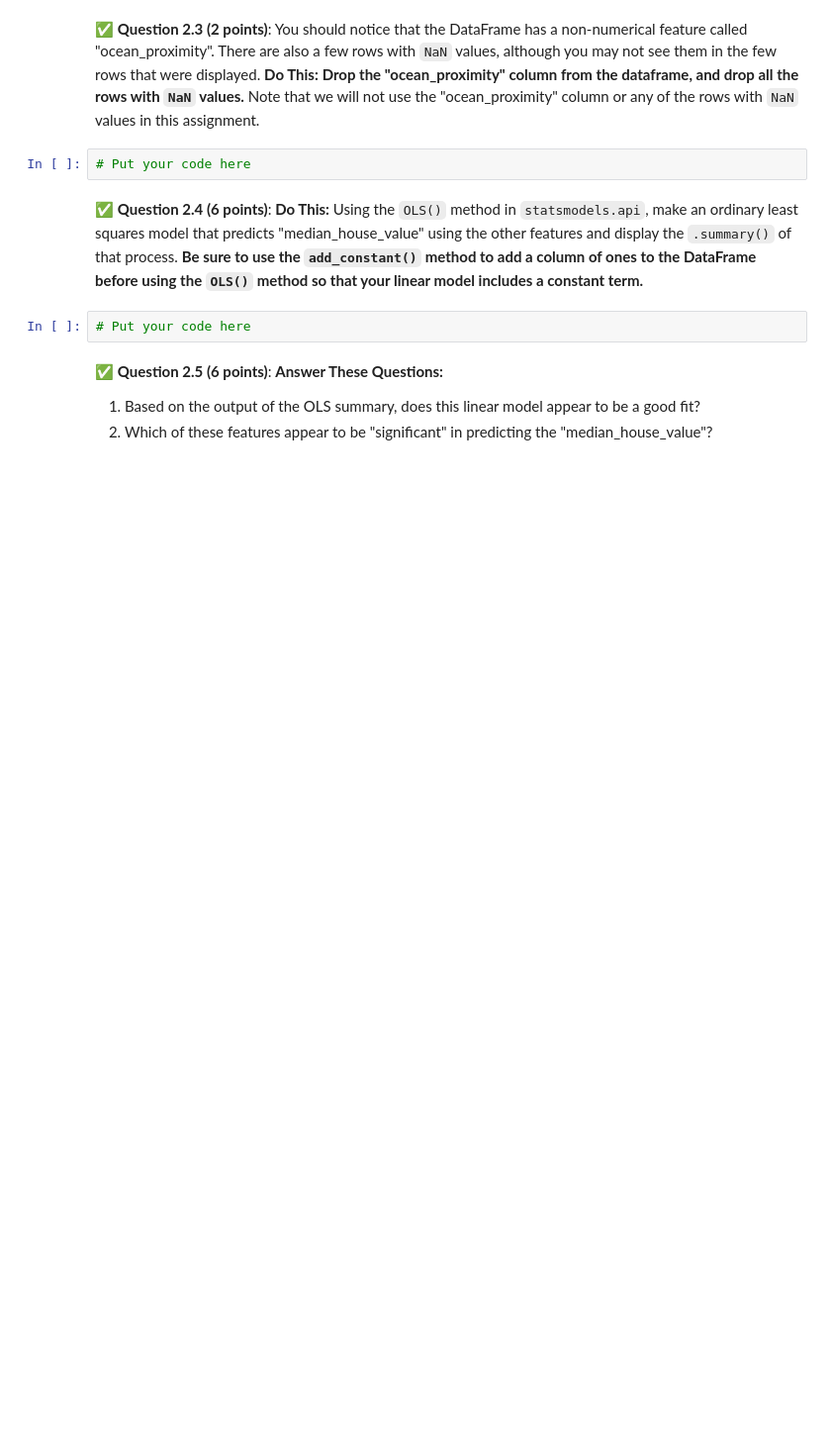
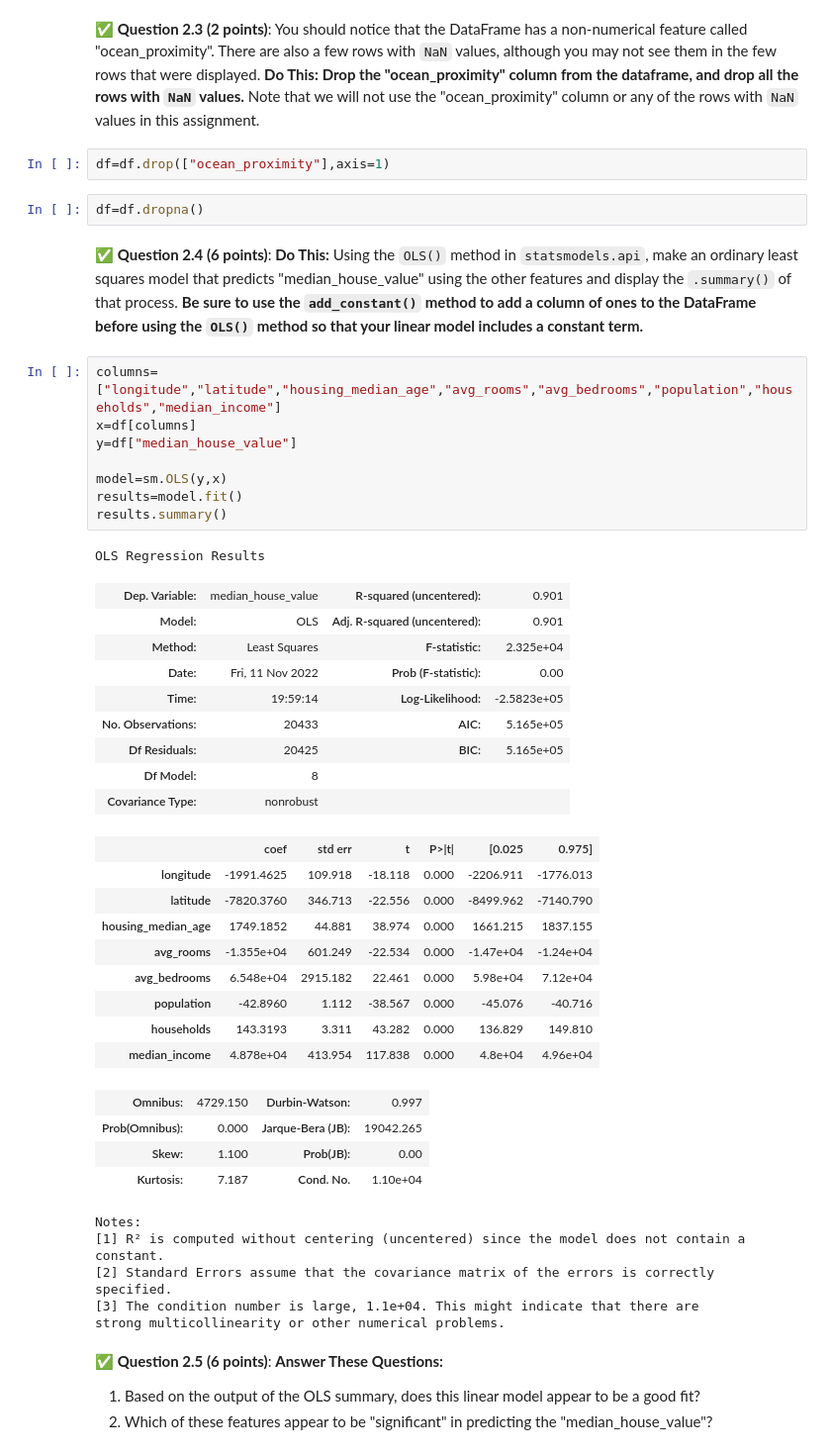
Before and after one commit to arburyri/cmse202-f22-turnin, a Jupyter notebook: hw-04/HW-04_Regression-STUDENT.ipynb, the cells around one changed output. Shown: that part at 99% size. Cells and saved outputs as stored; diff of their text form; blank space fills up the shorter version.

```diff
--- a/hw-04/HW-04_Regression-STUDENT.ipynb
+++ b/hw-04/HW-04_Regression-STUDENT.ipynb
@@ -114,11 +125,48 @@ In this part of the homework, you will work with data from the California Housin
 # %% [markdown]
 &#9989;  **Question 2.3 (2 points)**: You should notice that the DataFrame has a non-numerical feature called "ocean_proximity". There are also a few rows with `NaN` values, although you may not see them in the few rows that were displayed. **Do This:** **Drop the "ocean_proximity" column from the dataframe, and drop all the rows with `NaN` values.** Note that we will not use the "ocean_proximity" column or any of the rows with `NaN` values in this assignment.
-# %%
-# Put your code here
+# %%
+df=df.drop(["ocean_proximity"],axis=1)
+# %%
+df=df.dropna()
 # %% [markdown]
 &#9989;  **Question 2.4 (6 points)**: **Do This:** Using the `OLS()` method in `statsmodels.api`, make an ordinary least squares model that predicts "median_house_value" using the other features and display the `.summary()` of that process. **Be sure to use the `add_constant()` method to add a column of ones to the DataFrame before using the `OLS()` method so that your linear model includes a constant term.**
-# %%
-# Put your code here
+# %%
+columns=["longitude","latitude","housing_median_age","avg_rooms","avg_bedrooms","population","households","median_income"]
+x=df[columns]
+y=df["median_house_value"]
+
+model=sm.OLS(y,x)
+results=model.fit()
+results.summary()
+# %% [output]
+OLS Regression Results
+| Dep. Variable: | median_house_value | R-squared (uncentered): | 0.901 |
+| Model: | OLS | Adj. R-squared (uncentered): | 0.901 |
+| Method: | Least Squares | F-statistic: | 2.325e+04 |
+| Date: | Fri, 11 Nov 2022 | Prob (F-statistic): | 0.00 |
+| Time: | 19:59:14 | Log-Likelihood: | -2.5823e+05 |
+| No. Observations: | 20433 | AIC: | 5.165e+05 |
+| Df Residuals: | 20425 | BIC: | 5.165e+05 |
+| Df Model: | 8 |  |  |
+| Covariance Type: | nonrobust |  |  |
+|  | coef | std err | t | P>|t| | [0.025 | 0.975] |
+| longitude | -1991.4625 | 109.918 | -18.118 | 0.000 | -2206.911 | -1776.013 |
+| latitude | -7820.3760 | 346.713 | -22.556 | 0.000 | -8499.962 | -7140.790 |
+| housing_median_age | 1749.1852 | 44.881 | 38.974 | 0.000 | 1661.215 | 1837.155 |
+| avg_rooms | -1.355e+04 | 601.249 | -22.534 | 0.000 | -1.47e+04 | -1.24e+04 |
+| avg_bedrooms | 6.548e+04 | 2915.182 | 22.461 | 0.000 | 5.98e+04 | 7.12e+04 |
+| population | -42.8960 | 1.112 | -38.567 | 0.000 | -45.076 | -40.716 |
+| households | 143.3193 | 3.311 | 43.282 | 0.000 | 136.829 | 149.810 |
+| median_income | 4.878e+04 | 413.954 | 117.838 | 0.000 | 4.8e+04 | 4.96e+04 |
+| Omnibus: | 4729.150 | Durbin-Watson: | 0.997 |
+| Prob(Omnibus): | 0.000 | Jarque-Bera (JB): | 19042.265 |
+| Skew: | 1.100 | Prob(JB): | 0.00 |
+| Kurtosis: | 7.187 | Cond. No. | 1.10e+04 |
+Notes:
+[1] R² is computed without centering (uncentered) since the model does not contain a constant.
+[2] Standard Errors assume that the covariance matrix of the errors is correctly specified.
+[3] The condition number is large, 1.1e+04. This might indicate that there are
+strong multicollinearity or other numerical problems.
 # %% [markdown]
 &#9989;  **Question 2.5 (6 points)**: **Answer These Questions:**
 1. Based on the output of the OLS summary, does this linear model appear to be a good fit?
```
Also changed, not shown: parts of 29 cells of this notebook.
